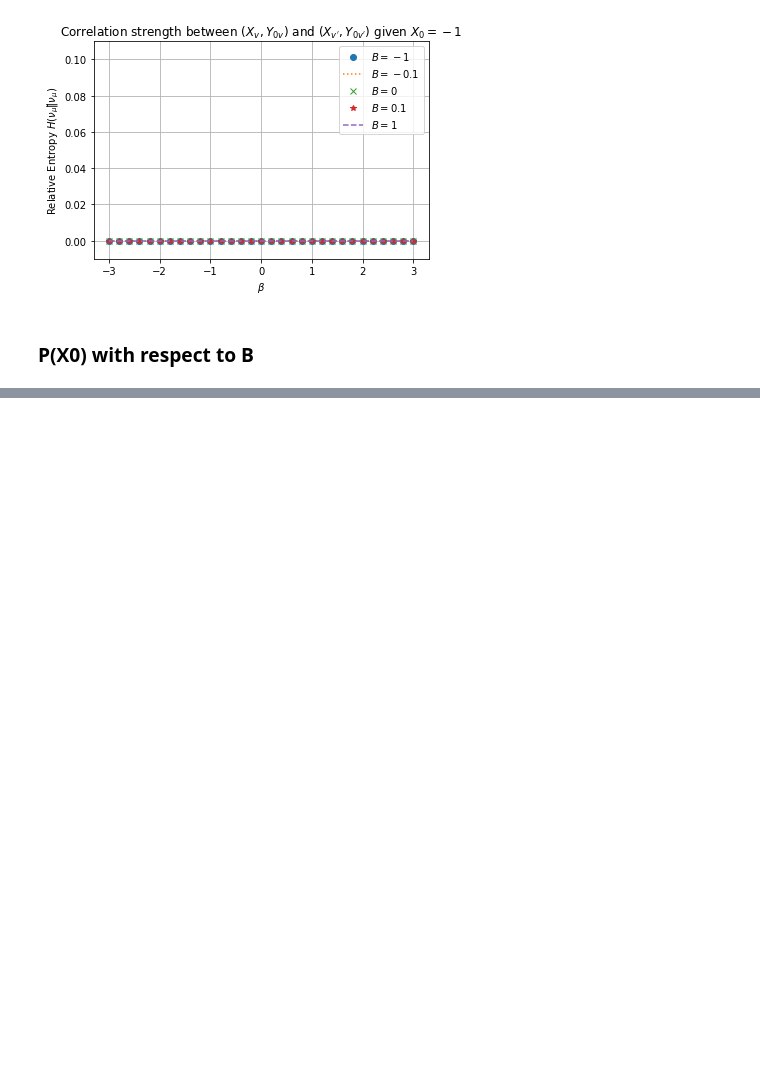
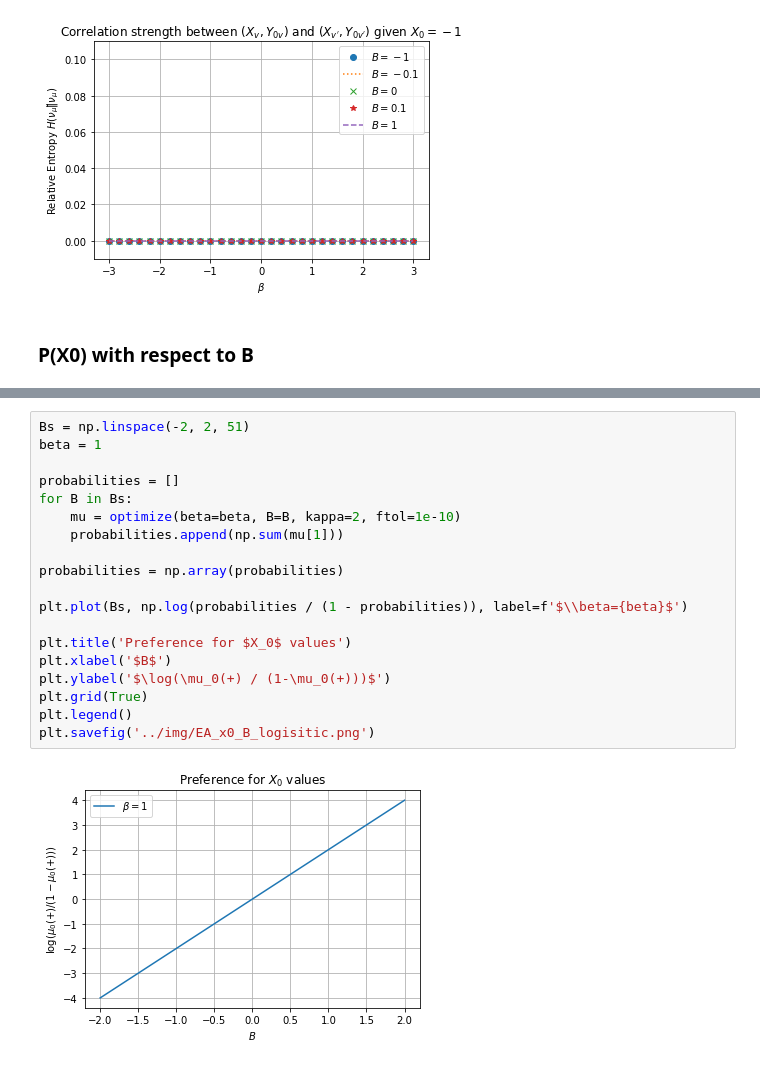
Before and after one commit to YizhongHu/statistical_mechanics_on_graphs, a Jupyter notebook: src/edward_anderson.ipynb, the cells around one changed output, grey strips where cells are left out. Cells and saved outputs as stored; diff of their text form; blank space fills up the shorter version.

```diff
--- a/src/edward_anderson.ipynb
+++ b/src/edward_anderson.ipynb
@@ -296,0 +307,21 @@ plt.savefig('../img/EA_x0_B.png')
+# %%
+Bs = np.linspace(-2, 2, 51)
+beta = 1
+
+probabilities = []
+for B in Bs:
+    mu = optimize(beta=beta, B=B, kappa=2, ftol=1e-10)
+    probabilities.append(np.sum(mu[1]))
+
+probabilities = np.array(probabilities)
+
+plt.plot(Bs, np.log(probabilities / (1 - probabilities)), label=f'$\\beta={beta}$')
+
+plt.title('Preference for $X_0$ values')
+plt.xlabel('$B$')
+plt.ylabel('$\log(\mu_0(+) / (1-\mu_0(+)))$')
+plt.grid(True)
+plt.legend()
+plt.savefig('../img/EA_x0_B_logisitic.png')
+# %% [output]
+[figure, added]
```
Also changed, not shown: parts of 2 cells of this notebook, 3 other files.
